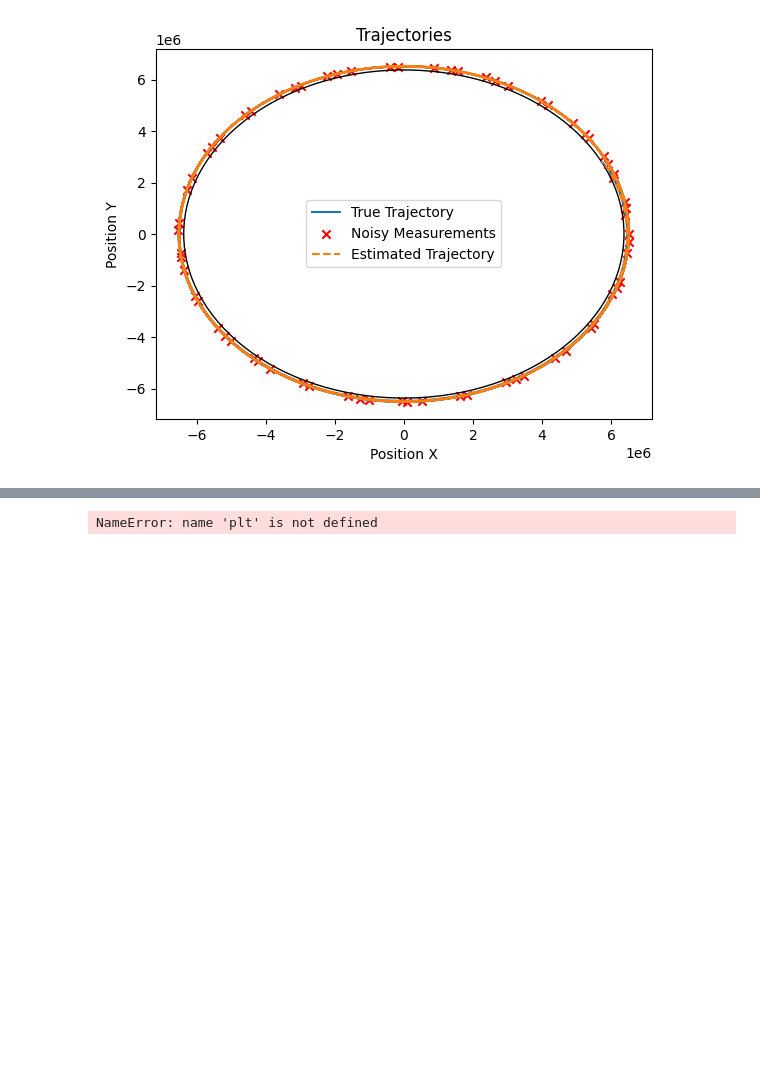
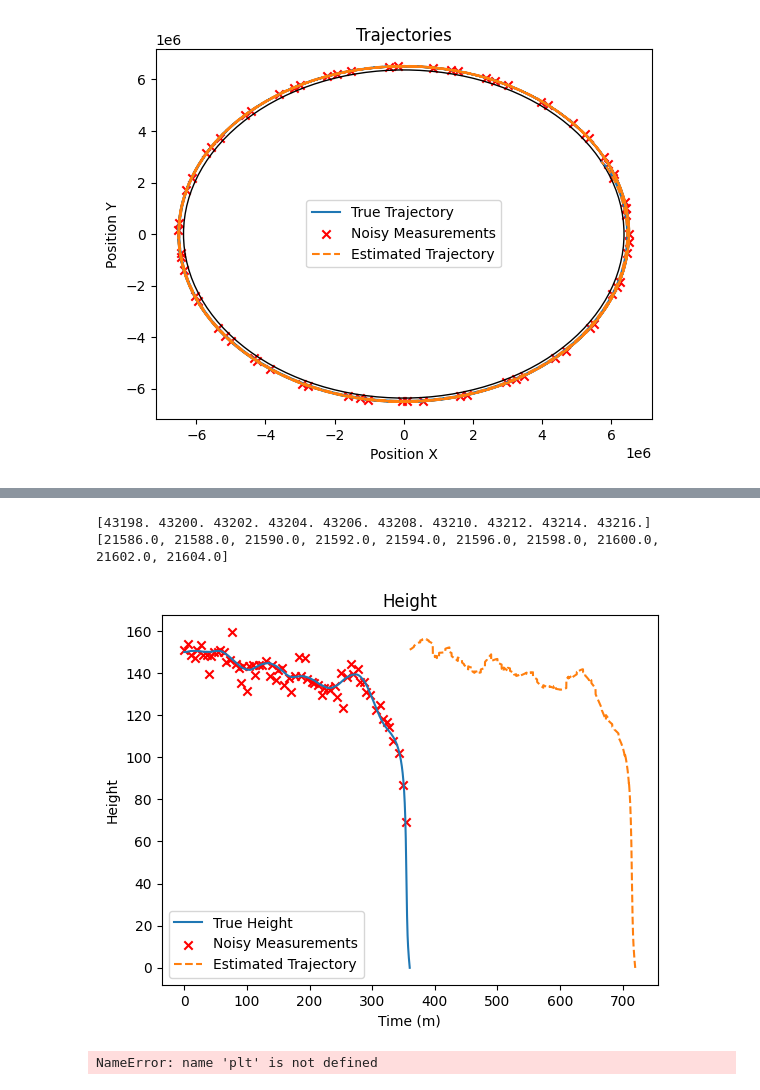
Before and after one commit to brendanbennett/deorbiter, a Jupyter notebook: examples/EKF_example.ipynb, the cells around one changed output, grey strips where cells are left out. Saved outputs shown, nothing was run; the diff lists cells and outputs as text; code cells hidden in the pictures; blank space fills up the shorter version.

Commit message:
fixes plot height function

```diff
--- a/examples/EKF_example.ipynb
+++ b/examples/EKF_example.ipynb
@@ -30,7 +30,7 @@ else:
 # %% [output]
 Loaded data from file
 # %%
-obs = Observer(number_of_radars=10, radar_variance_per_m=1)
+obs = Observer(number_of_radars=10)
 sim_states = sim_data.state_array()
 sim_times = sim_data.times
 
@@ -78,3 +72,11 @@ plot_crash_site(true_traj, observations=observation_states, estimated_traj=estim
+# %%
+print(estimated_times[-10:])
+print(sim_times[-10:])
+plot_height(true_traj, observations=observation_states, estimated_traj=estimated_traj, observation_times=observation_times, estimated_times=estimated_times, times=sim_times)
+# %% [output]
+[43198. 43200. 43202. 43204. 43206. 43208. 43210. 43212. 43214. 43216.]
+[21586.0, 21588.0, 21590.0, 21592.0, 21594.0, 21596.0, 21598.0, 21600.0, 21602.0, 21604.0]
+[figure, added]
 # %%
 fig, (ax1, ax2) = plt.subplots(1, 2, figsize = (12, 6))
 
```
Also changed, not shown: parts of 2 cells of this notebook, 1 other file.
